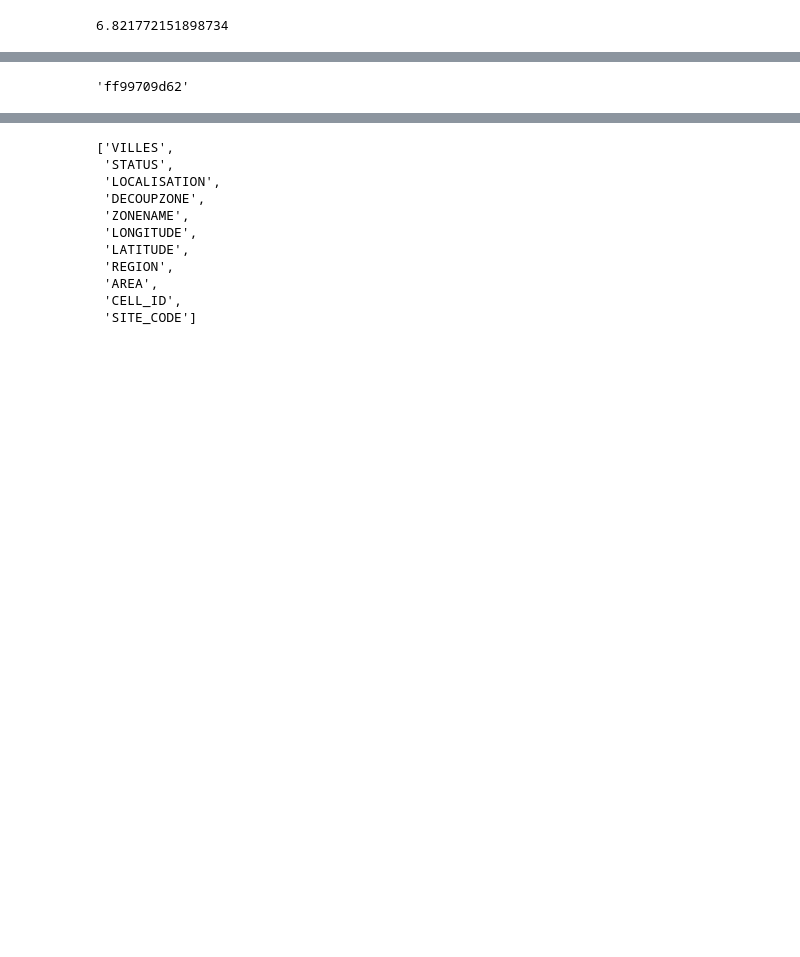
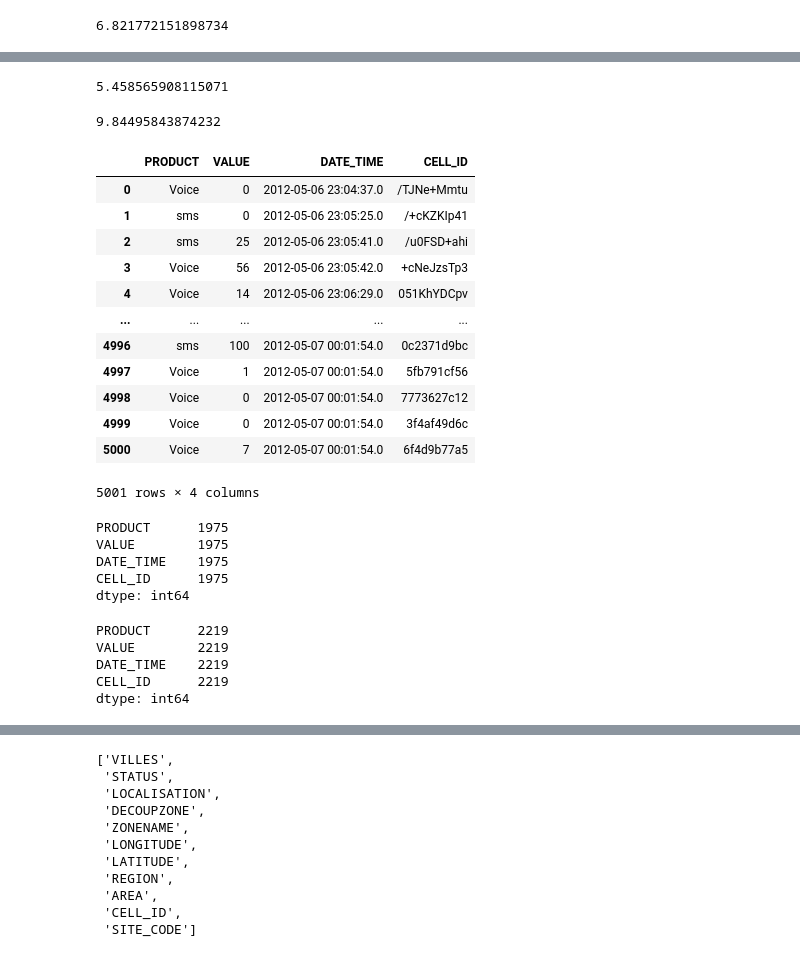
Before and after one commit to 254-collab/Week-3-IP, a Jupyter notebook: Moringa_Data_Science_Prep_W3_Independent_Project_2019_07_Machocho_Mengo_Python.ipynb, the cells around one changed output, grey strips where cells are left out. Saved outputs shown, nothing was run; the diff lists cells and outputs as text; code cells hidden in the pictures; blank space fills up the shorter version.

```diff
--- a/Moringa_Data_Science_Prep_W3_Independent_Project_2019_07_Machocho_Mengo_Python.ipynb
+++ b/Moringa_Data_Science_Prep_W3_Independent_Project_2019_07_Machocho_Mengo_Python.ipynb
@@ -319,4 +190,0 @@ df3[df3['PRODUCT'] == "Voice"].CELLID.max()
-# %%
-df3[df3['PRODUCT'] == "sms"].CELLID.max()
-# %% [output]
-'ff99709d62'
@@ -330,0 +191,47 @@ cells_geo[cells_geo[';STATUS'] == "In Service"].count()
+# %%
+telcom_2[telcom_2['PRODUCT'] == 'sms'].VALUE.mean()
+# Average use of the sms bundle in the second dataframe
+# %% [output]
+5.458565908115071
+# %%
+telcom_3[telcom_3['PRODUCT'] == 'sms'].VALUE.mean()
+# Average use of the sms bundle in the third dataframe
+# %% [output]
+9.84495843874232
+# %%
+# To filter the data to use, we shall select the Product, VALUES, DATETIME and CELL ID columns
+
+df1 = telcom_1[["PRODUCT","VALUE","DATE_TIME", "CELL_ID"]]
+df1
+# %% [output]
+|  | PRODUCT | VALUE | DATE_TIME | CELL_ID |
+| 0 | Voice | 0 | 2012-05-06 23:04:37.0 | /TJNe+Mmtu |
+| 1 | sms | 0 | 2012-05-06 23:05:25.0 | /+cKZKIp41 |
+| 2 | sms | 25 | 2012-05-06 23:05:41.0 | /u0FSD+ahi |
+| 3 | Voice | 56 | 2012-05-06 23:05:42.0 | +cNeJzsTp3 |
+| 4 | Voice | 14 | 2012-05-06 23:06:29.0 | 051KhYDCpv |
+| ... | ... | ... | ... | ... |
+| 4996 | sms | 100 | 2012-05-07 00:01:54.0 | 0c2371d9bc |
+| 4997 | Voice | 1 | 2012-05-07 00:01:54.0 | 5fb791cf56 |
+| 4998 | Voice | 0 | 2012-05-07 00:01:54.0 | 7773627c12 |
+| 4999 | Voice | 0 | 2012-05-07 00:01:54.0 | 3f4af49d6c |
+| 5000 | Voice | 7 | 2012-05-07 00:01:54.0 | 6f4d9b77a5 |
+5001 rows × 4 columns
+# %%
+df1[df1['PRODUCT'] == "sms"].count()
+# to get the total number of sms
+# %% [output]
+PRODUCT      1975
+VALUE        1975
+DATE_TIME    1975
+CELL_ID      1975
+dtype: int64
+# %%
+df1[df1['PRODUCT'] == 'Voice'].count()
+# to get the total number of voice calls
+# %% [output]
+PRODUCT      2219
+VALUE        2219
+DATE_TIME    2219
+CELL_ID      2219
+dtype: int64
```
Also changed, not shown: parts of 58 cells of this notebook.
